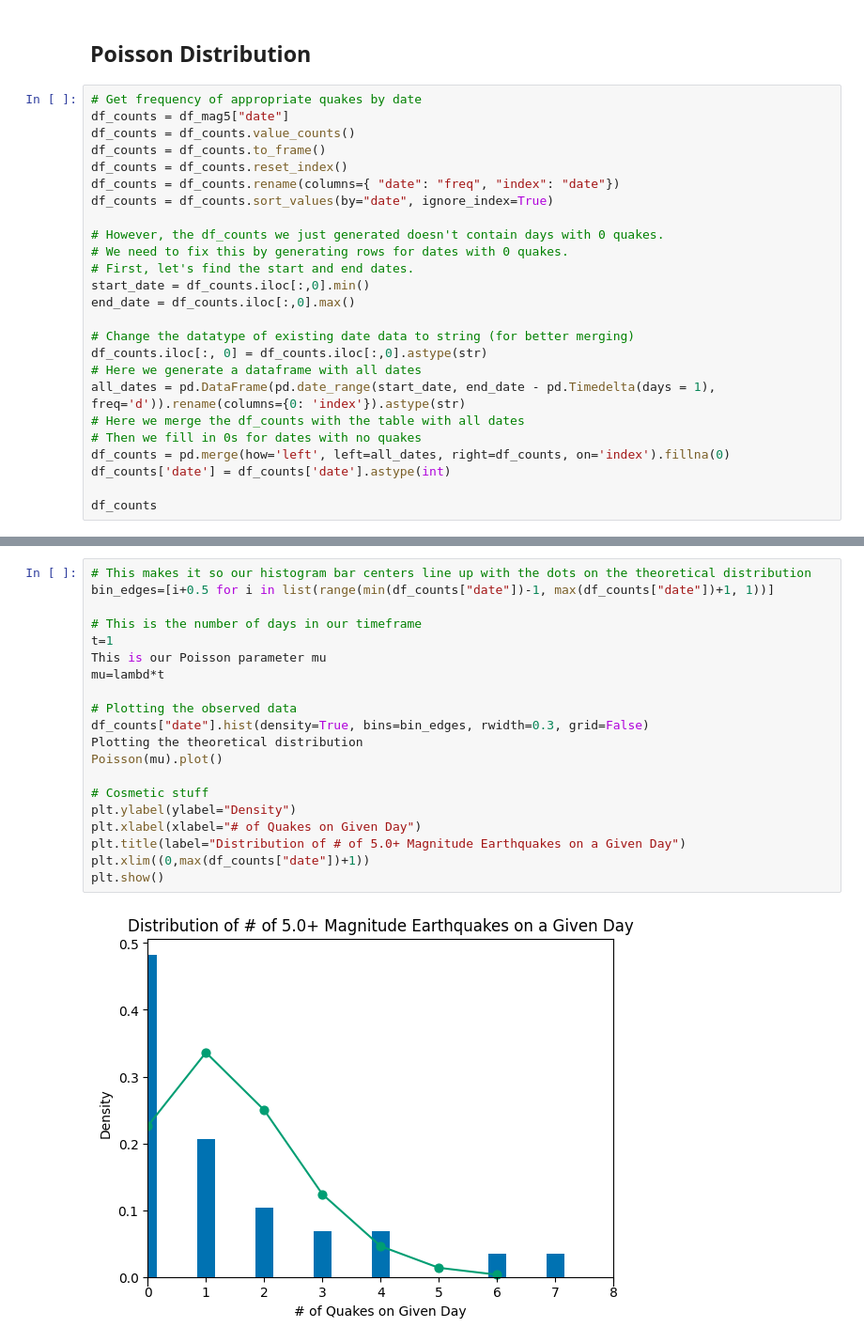
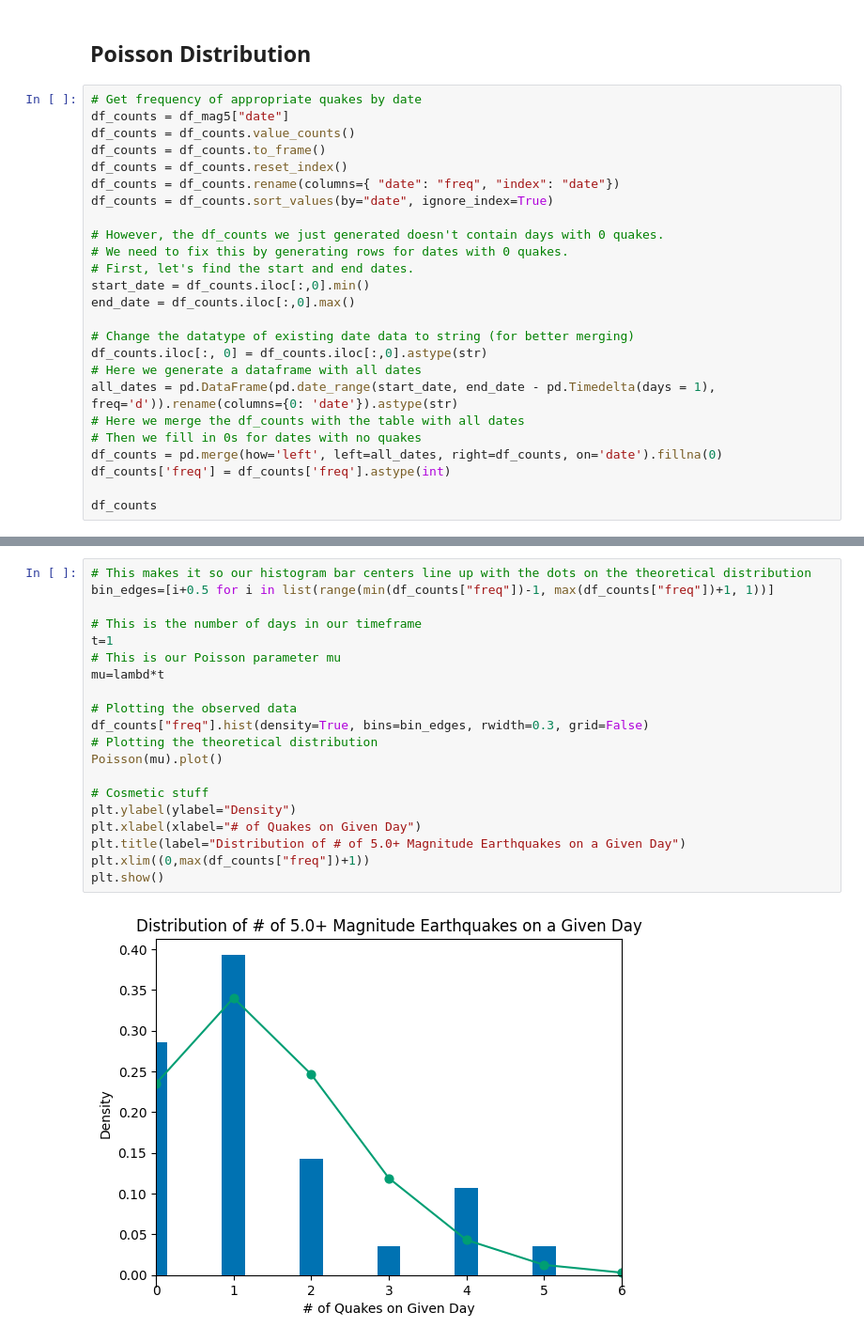
Before and after one commit to mshsu/probasets, a Jupyter notebook: notebooks/actions_test.ipynb, the cells around one changed output, grey strips where cells are left out. Shown at 94% size. Saved outputs shown, nothing was run; the diff lists cells and outputs as text.

```diff
--- a/notebooks/actions_test.ipynb
+++ b/notebooks/actions_test.ipynb
@@ -143,11 +142,11 @@ end_date = df_counts.iloc[:,0].max()
 # Change the datatype of existing date data to string (for better merging)
 df_counts.iloc[:, 0] = df_counts.iloc[:,0].astype(str)
 # Here we generate a dataframe with all dates
-all_dates = pd.DataFrame(pd.date_range(start_date, end_date - pd.Timedelta(days = 1), freq='d')).rename(columns={0: 'index'}).astype(str)
+all_dates = pd.DataFrame(pd.date_range(start_date, end_date - pd.Timedelta(days = 1), freq='d')).rename(columns={0: 'date'}).astype(str)
 # Here we merge the df_counts with the table with all dates
 # Then we fill in 0s for dates with no quakes
-df_counts = pd.merge(how='left', left=all_dates, right=df_counts, on='index').fillna(0)
-df_counts['date'] = df_counts['date'].astype(int)
+df_counts = pd.merge(how='left', left=all_dates, right=df_counts, on='date').fillna(0)
+df_counts['freq'] = df_counts['freq'].astype(int)
 
 df_counts
 # %% [output]
@@ -171,22 +170,22 @@ df_counts
 # %%
 # This makes it so our histogram bar centers line up with the dots on the theoretical distribution
-bin_edges=[i+0.5 for i in list(range(min(df_counts["date"])-1, max(df_counts["date"])+1, 1))]
+bin_edges=[i+0.5 for i in list(range(min(df_counts["freq"])-1, max(df_counts["freq"])+1, 1))]
 
 # This is the number of days in our timeframe
 t=1
-This is our Poisson parameter mu
+# This is our Poisson parameter mu
 mu=lambd*t
 
 # Plotting the observed data
-df_counts["date"].hist(density=True, bins=bin_edges, rwidth=0.3, grid=False)
-Plotting the theoretical distribution
+df_counts["freq"].hist(density=True, bins=bin_edges, rwidth=0.3, grid=False)
+# Plotting the theoretical distribution
 Poisson(mu).plot()
 
 # Cosmetic stuff
 plt.ylabel(ylabel="Density")
 plt.xlabel(xlabel="# of Quakes on Given Day")
 plt.title(label="Distribution of # of 5.0+ Magnitude Earthquakes on a Given Day")
-plt.xlim((0,max(df_counts["date"])+1))
+plt.xlim((0,max(df_counts["freq"])+1))
 plt.show()
 # %% [output]
-[figure, old version]
+[figure, new version]
```
Also changed, not shown: parts of 6 cells of this notebook.
